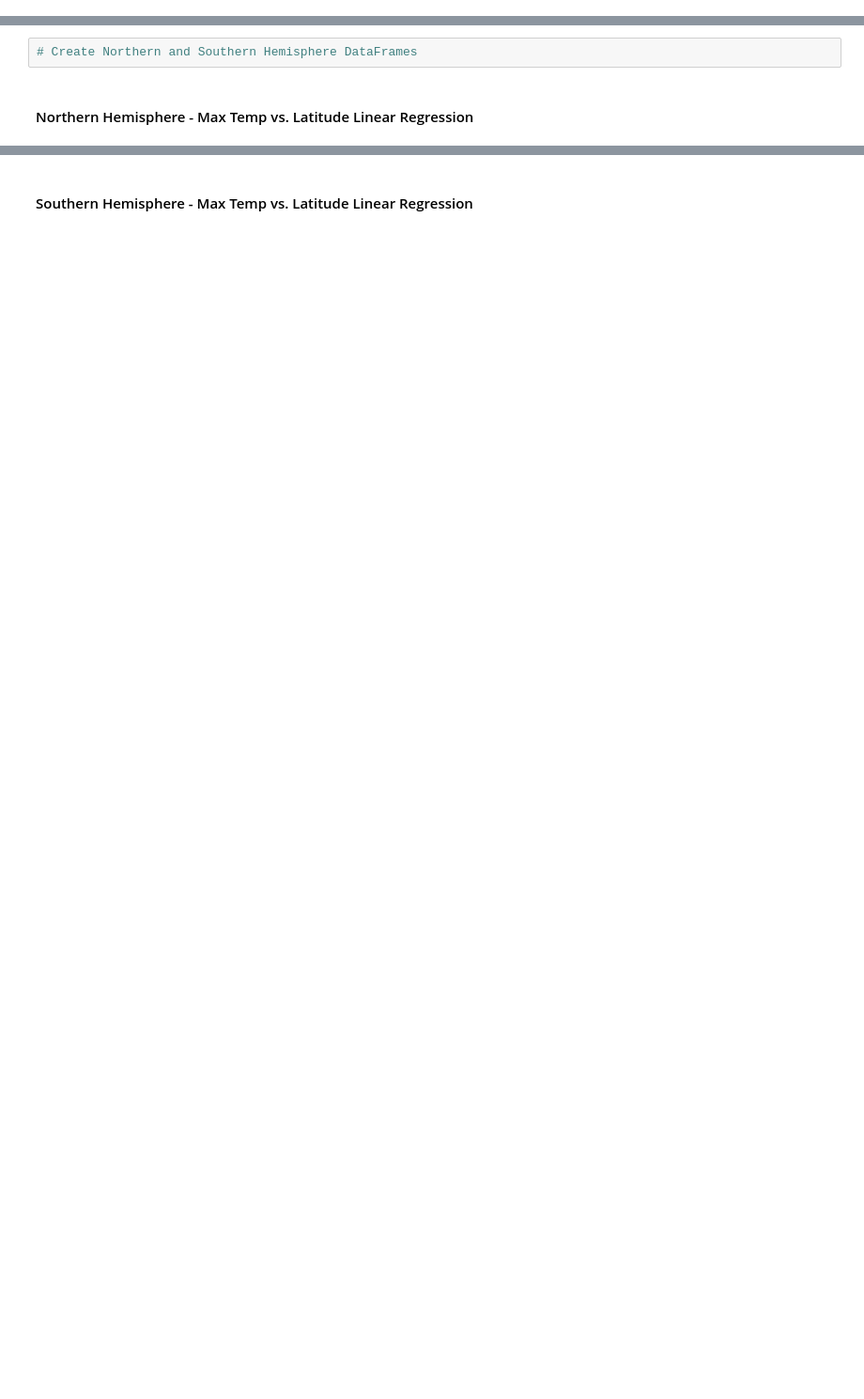
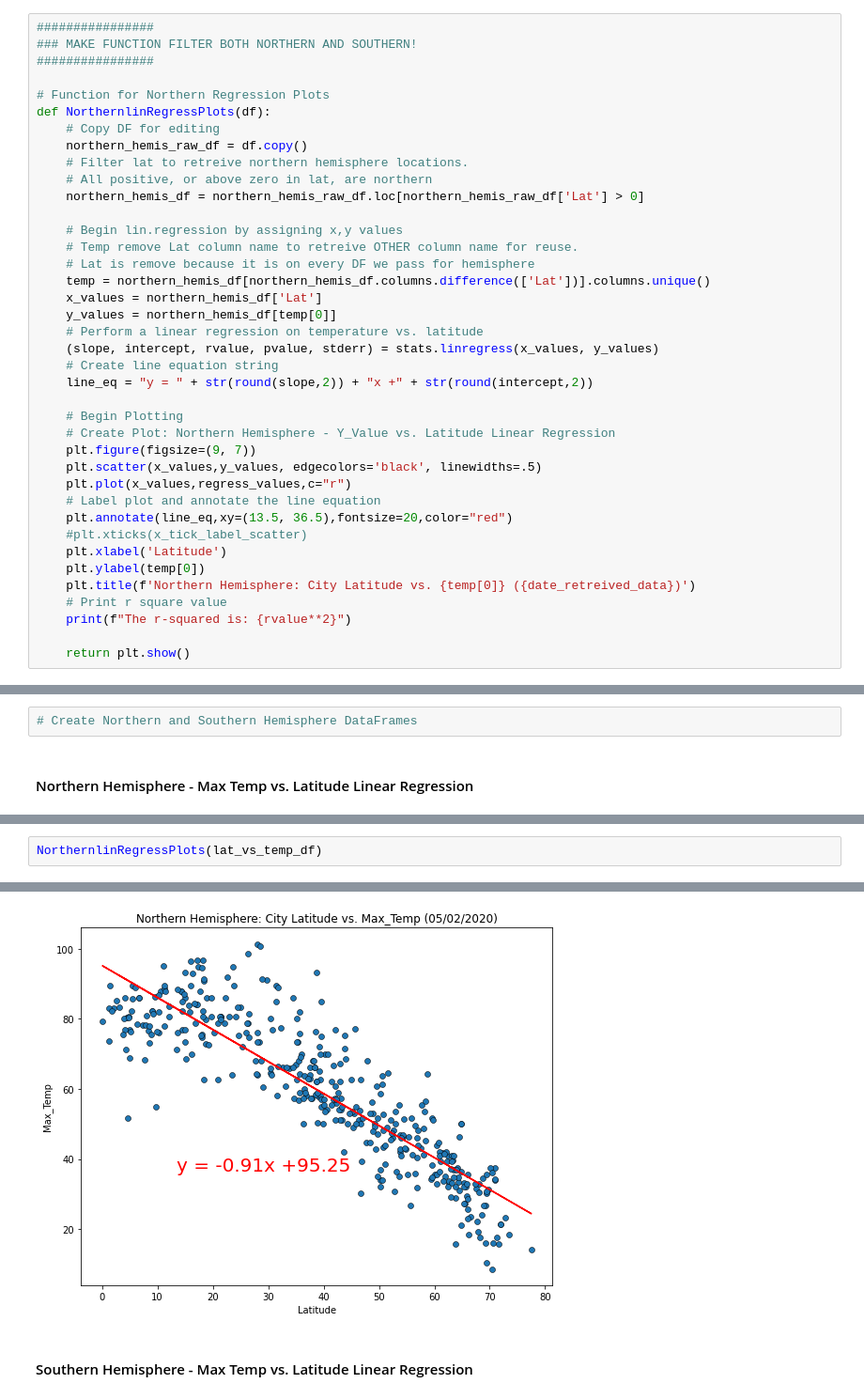
Before and after one commit to c-pompa/API-Challenge, a Jupyter notebook: WeatherPy/WeatherPy.ipynb, the cells around one changed output, grey strips where cells are left out. Shown at 94% size. Saved outputs shown, nothing was run; the diff lists cells and outputs as text; blank space fills up the shorter version.

```diff
--- a/WeatherPy/WeatherPy.ipynb
+++ b/WeatherPy/WeatherPy.ipynb
@@ -441,3 +503,42 @@ plt.show()
 ## Linear Regression
 # %%
 # OPTIONAL: Create a function to create Linear Regression plots
+# %%
+################
+### MAKE FUNCTION FILTER BOTH NORTHERN AND SOUTHERN!
+################
+
+# Function for Northern Regression Plots
+def NorthernlinRegressPlots(df):
+    # Copy DF for editing
+    northern_hemis_raw_df = df.copy()
+    # Filter lat to retreive northern hemisphere locations.
+    # All positive, or above zero in lat, are northern
+    northern_hemis_df = northern_hemis_raw_df.loc[northern_hemis_raw_df['Lat'] > 0]
+
+    # Begin lin.regression by assigning x,y values
+    # Temp remove Lat column name to retreive OTHER column name for reuse.
+    # Lat is remove because it is on every DF we pass for hemisphere
+    temp = northern_hemis_df[northern_hemis_df.columns.difference(['Lat'])].columns.unique()
+    x_values = northern_hemis_df['Lat']
+    y_values = northern_hemis_df[temp[0]]
+    # Perform a linear regression on temperature vs. latitude
+    (slope, intercept, rvalue, pvalue, stderr) = stats.linregress(x_values, y_values)
+    # Create line equation string
+    line_eq = "y = " + str(round(slope,2)) + "x +" + str(round(intercept,2))
+
+    # Begin Plotting
+    # Create Plot: Northern Hemisphere - Y_Value vs. Latitude Linear Regression
+    plt.figure(figsize=(9, 7))
+    plt.scatter(x_values,y_values, edgecolors='black', linewidths=.5)
+    plt.plot(x_values,regress_values,c="r")
+    # Label plot and annotate the line equation
+    plt.annotate(line_eq,xy=(13.5, 36.5),fontsize=20,color="red")
+    #plt.xticks(x_tick_label_scatter)
+    plt.xlabel('Latitude')
+    plt.ylabel(temp[0])
+    plt.title(f'Northern Hemisphere: City Latitude vs. {temp[0]} ({date_retreived_data})')
+    # Print r square value
+    print(f"The r-squared is: {rvalue**2}")
+
+    return plt.show()
@@ -451,0 +585,3 @@ The r-squared is: 0.8271188905041935
+# %%
+NorthernlinRegressPlots(lat_vs_temp_df)
+# %% [output]
@@ -452,2 +589,3 @@ The r-squared is: 0.8271188905041935
+[figure, added]
 # %% [markdown]
 ####  Southern Hemisphere - Max Temp vs. Latitude Linear Regression
```
Also changed, not shown: parts of 20 cells of this notebook.
